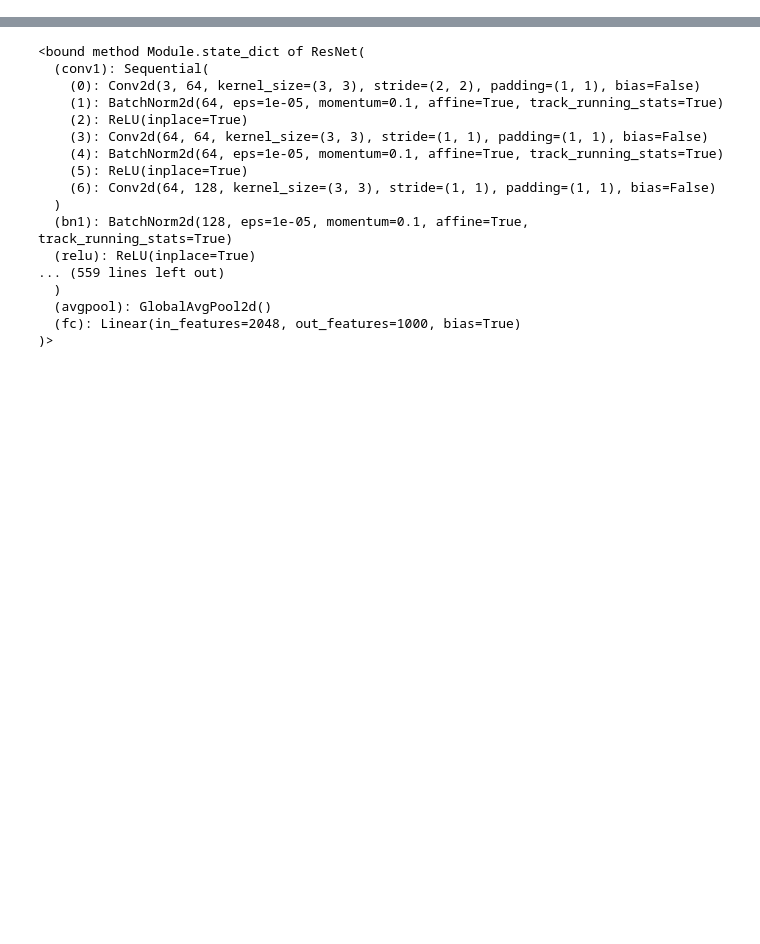
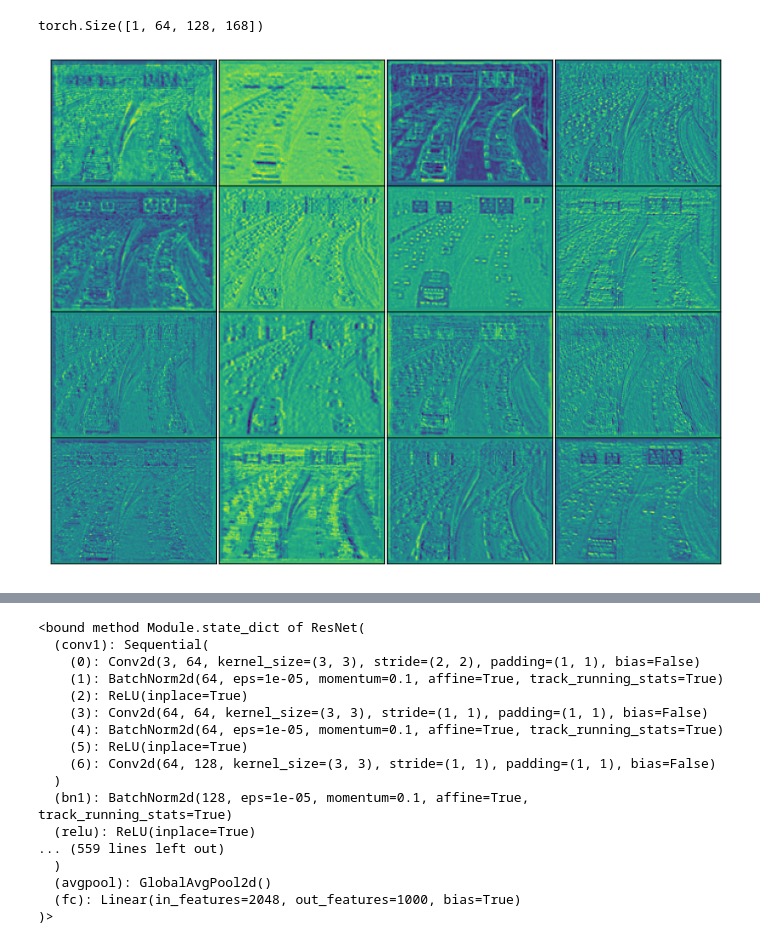
Before and after one commit to hykyo-25/CenterNet, a Jupyter notebook: dev.ipynb, the cells around one changed output, grey strips where cells are left out. Drawn from its saved outputs; the diff is of its cells as text; code cells hidden in the pictures; blank space fills up the shorter version.

```diff
--- a/dev.ipynb
+++ b/dev.ipynb
@@ -52,0 +40,6 @@ PoseResNeSt(
+# %%
+MODEL_PATH = '/workspace/dev/CenterNet/exp/ctdet/CBAM_SP/model_last.pth' #モデルのパス
+TASK = 'ctdet'
+opt = opts().init('{} --load_model {} --arch resSpattntion_18 --cbam_sp --keep_res --test_scales 1'.format(TASK, MODEL_PATH).split(' '))
+# opt = opts().init('{} --load_model {} --arch resattention --keep_res --test_scales 1'.format(TASK, MODEL_PATH).split(' '))
+detector = detector_factory[opt.task](opt)
@@ -52,0 +122,36 @@ PoseResNeSt(
+# %%
+model = detector.model
+# 前処理
+image_or_path_or_tensor = '/workspace/dev/CenterNet/kousoku.jpg'
+image = cv2.imread(image_or_path_or_tensor)
+
+images, meta =detector.pre_process(image, 1)
+images = images.to(opt.device)
+torch.cuda.synchronize()
+
+# 抽出対象の層
+target_module = model.layer1[1].bn2  # (3): ReLU(inplace=True)
+
+features = extract(target_module, images)
+print(features.shape)
+
+# (1, 64, H, W) のうち、16枚を可視化する。
+# img = feature_to_img(features[0])
+# print(img.size)
+img = features.to('cpu').detach().numpy().copy()[0][:16]
+channel = img.shape[0]
+plt.figure(figsize=(8,6))
+for i in range(channel):
+    plt.subplot(int(channel/4), 4, i+1)
+    plt.imshow(img[i])
+    plt.xticks([])
+    plt.yticks([])
+plt.subplots_adjust(left=0,
+                    bottom=0,
+                    right=1,
+                    top=1,
+                    wspace=0,
+                    hspace=0)
+# %% [output]
+torch.Size([1, 64, 128, 168])
+[figure, added]
```
Also changed, not shown: parts of 13 cells of this notebook, 7 other files.
